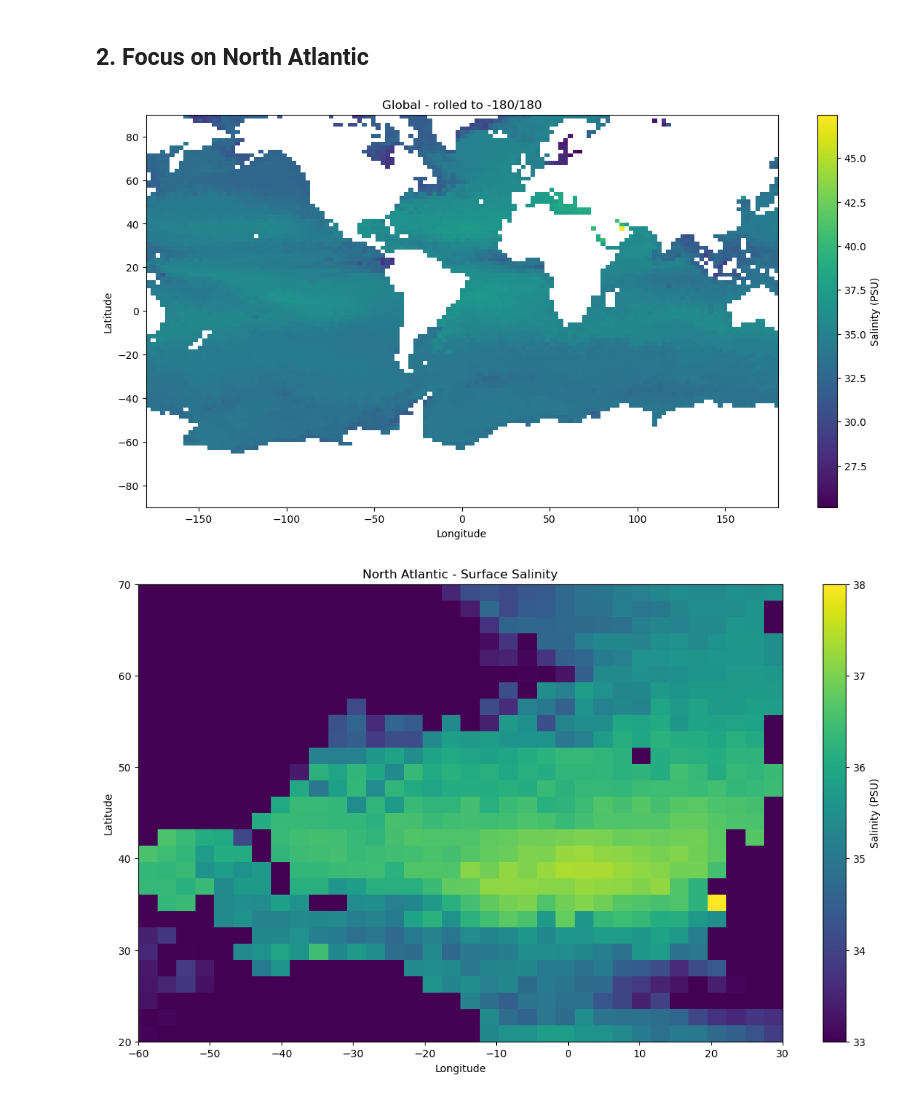
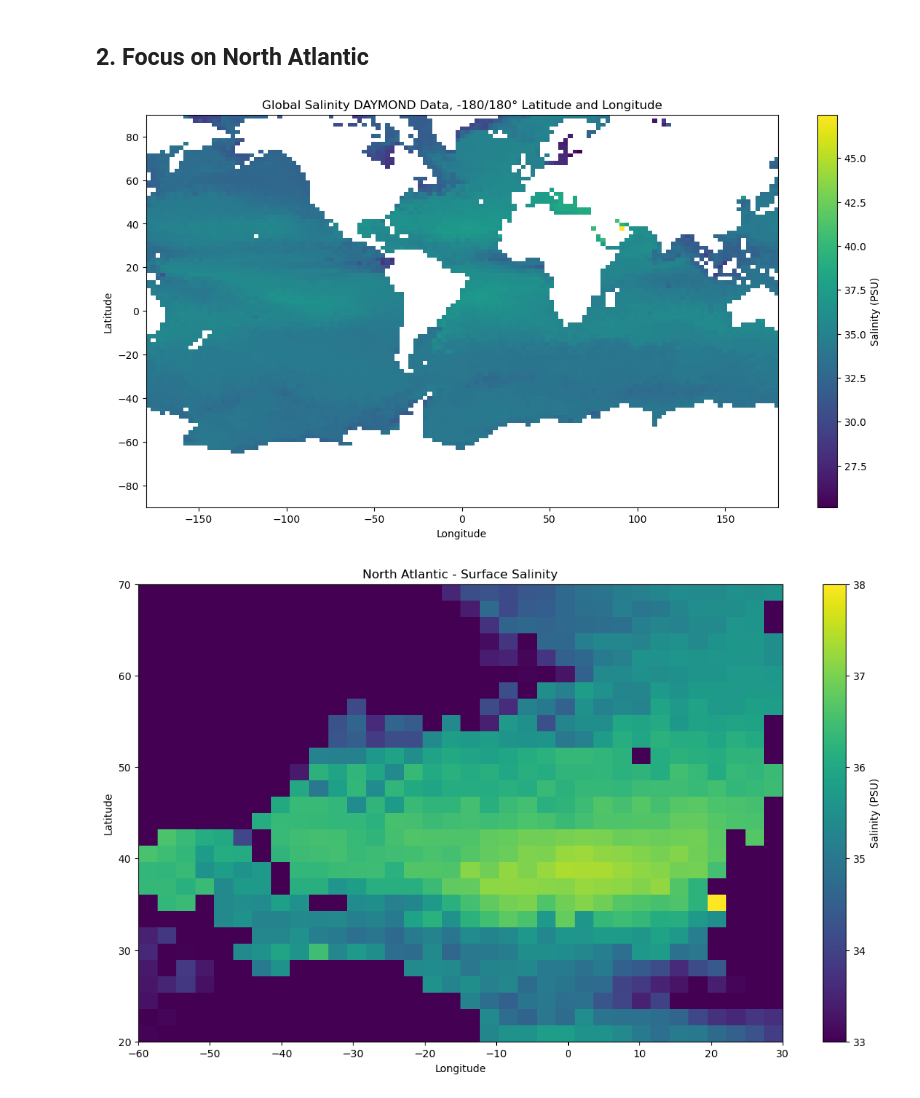
Before and after one commit to acandershock/StormcastML, a Jupyter notebook: project-code/hurricane.ipynb, the cells around one changed output. Saved outputs shown, nothing was run; the diff lists cells and outputs as text; code cells hidden in the pictures.

Commit message:
relabed graph

```diff
--- a/project-code/hurricane.ipynb
+++ b/project-code/hurricane.ipynb
@@ -134,26 +134,26 @@ import datetime
 # %%
 salt_raw = data[0]  # shape (102, 135)
 
 # Roll the array so it goes -180→180 instead of 0→360
 # Midpoint is at pixel index 135//2 = 67
 salt_rolled = np.roll(salt_raw, shift=135//2, axis=1)  # shift columns by half
 
 # Now build proper -180→180 coordinates
 lons = np.linspace(-180, 180, 135)
 lats = np.linspace(-90,   90, 102)
 
 # Check it looks right globally first
 plt.figure(figsize=(14, 7))
 plt.imshow(np.where(salt_rolled > 1, salt_rolled, np.nan),
            origin='lower', aspect='auto',
            extent=[-180, 180, -90, 90])
 plt.colorbar(label='Salinity (PSU)')
-plt.title('Global - rolled to -180/180')
+plt.title('Global Salinity DAYMOND Data, -180/180° Latitude and Longitude')
 plt.xlabel('Longitude')
 plt.ylabel('Latitude')
 plt.show()
 # %% [output]
-[figure, old version]
+[figure, new version]
 # %%
 # Crop to hurricane map domain
 lon_mask = (lons >= -60) & (lons <= 30)
```
